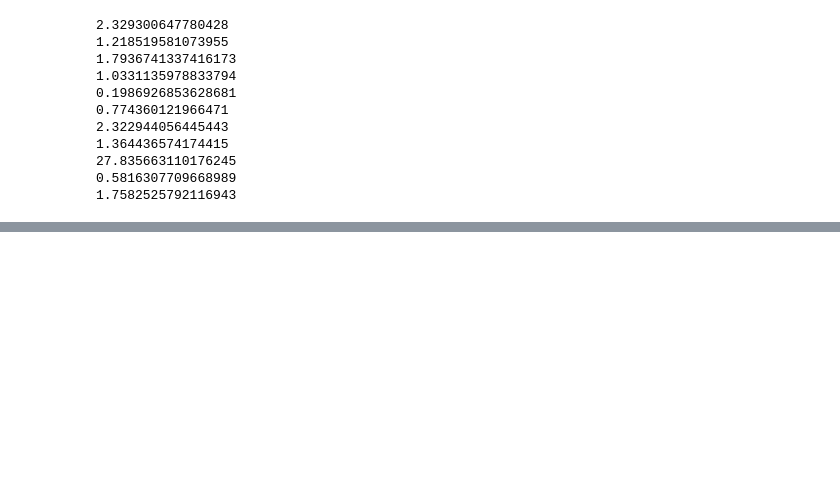
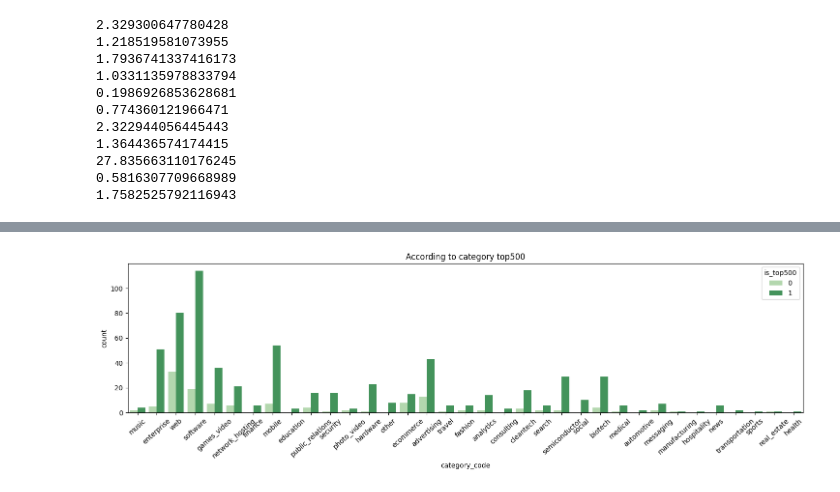
Before and after one commit to Meghamala/Startup_Success_Prediction, a Jupyter notebook: initial.ipynb, the cells around one changed output, grey strips where cells are left out. Saved outputs shown, nothing was run; the diff lists cells and outputs as text; code cells hidden in the pictures; blank space fills up the shorter version.

```diff
--- a/initial.ipynb
+++ b/initial.ipynb
@@ -360,0 +394,10 @@ print(new_df.shape)
+# %%
+# finding relation between category and the top 500 company
+
+plt.figure(figsize=(18,4),dpi=100)
+
+plt.xticks(rotation=42)
+plt.title("According to category top500")
+sns.countplot(x=new_df["category_code"], hue=new_df["is_top500"], palette="Greens");
+# %% [output]
+[figure, added]
```
Also changed, not shown: parts of 8 cells of this notebook.
